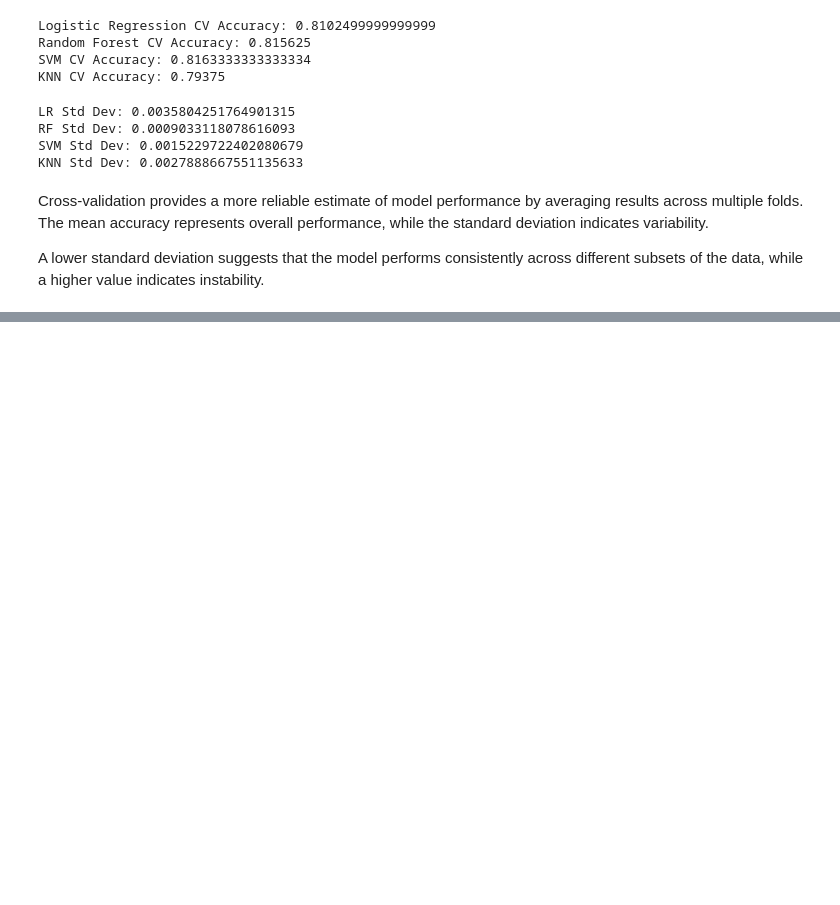
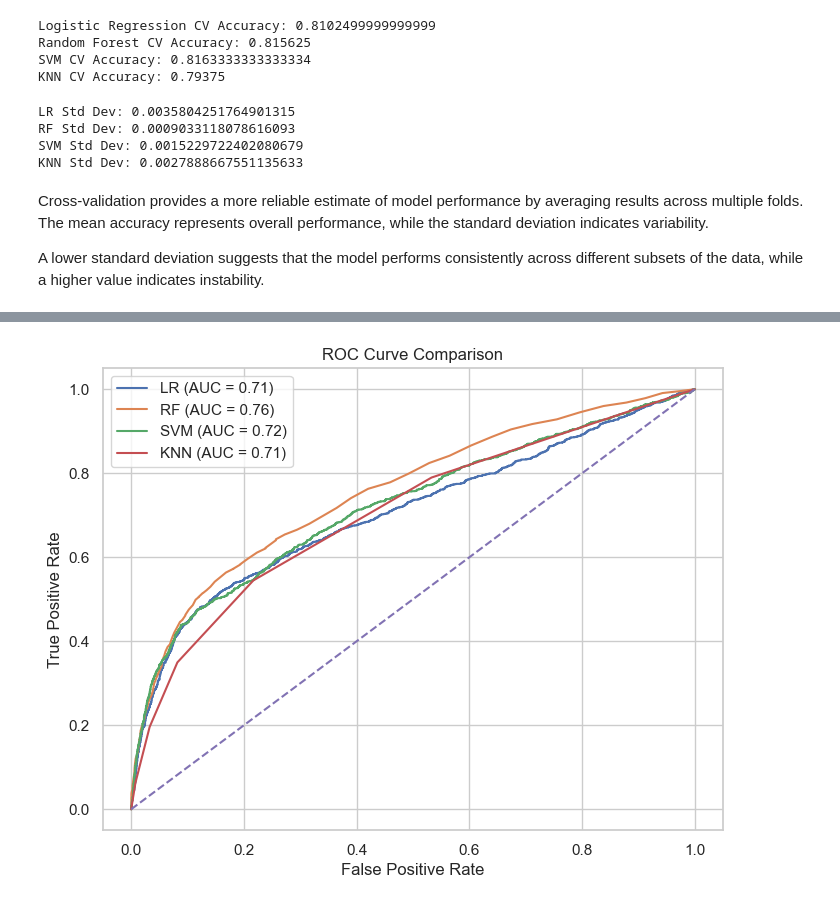
Before and after one commit to Denim951/credit-card-default-prediction, a Jupyter notebook: credit-default-analysis.ipynb, the cells around one changed output, grey strips where cells are left out. Cells and saved outputs as stored; diff of their text form; code cells hidden in the pictures; blank space fills up the shorter version.

Commit message:
Added accuracy, confusion matrix and roc curve metrics for baseline model evaluation.

```diff
--- a/credit-default-analysis.ipynb
+++ b/credit-default-analysis.ipynb
@@ -597,0 +609,7 @@ A lower standard deviation suggests that the model performs consistently across
+# %%
+# Fit each pipeline on training data
+
+pipeline_lr.fit(X_train, y_train)
+pipeline_rf.fit(X_train, y_train)
+pipeline_svm.fit(X_train, y_train)
+pipeline_knn.fit(X_train, y_train)
@@ -597,0 +660,36 @@ A lower standard deviation suggests that the model performs consistently across
+# %%
+# Get probabilities (needed for ROC)
+lr_probs = pipeline_lr.predict_proba(X_test)[:, 1]
+rf_probs = pipeline_rf.predict_proba(X_test)[:, 1]
+svm_probs = pipeline_svm.decision_function(X_test)  # SVM uses decision function
+knn_probs = pipeline_knn.predict_proba(X_test)[:, 1]
+
+# Compute ROC curves
+fpr_lr, tpr_lr, _ = roc_curve(y_test, lr_probs)
+fpr_rf, tpr_rf, _ = roc_curve(y_test, rf_probs)
+fpr_svm, tpr_svm, _ = roc_curve(y_test, svm_probs)
+fpr_knn, tpr_knn, _ = roc_curve(y_test, knn_probs)
+
+# Compute AUC
+auc_lr = auc(fpr_lr, tpr_lr)
+auc_rf = auc(fpr_rf, tpr_rf)
+auc_svm = auc(fpr_svm, tpr_svm)
+auc_knn = auc(fpr_knn, tpr_knn)
+# %%
+plt.figure(figsize=(8,6))
+
+plt.plot(fpr_lr, tpr_lr, label=f"LR (AUC = {auc_lr:.2f})")
+plt.plot(fpr_rf, tpr_rf, label=f"RF (AUC = {auc_rf:.2f})")
+plt.plot(fpr_svm, tpr_svm, label=f"SVM (AUC = {auc_svm:.2f})")
+plt.plot(fpr_knn, tpr_knn, label=f"KNN (AUC = {auc_knn:.2f})")
+
+plt.plot([0,1], [0,1], linestyle='--')  # Random baseline
+
+plt.xlabel("False Positive Rate")
+plt.ylabel("True Positive Rate")
+plt.title("ROC Curve Comparison")
+
+plt.legend()
+plt.show()
+# %% [output]
+[figure, added]
```
Also changed, not shown: parts of 10 cells of this notebook.
